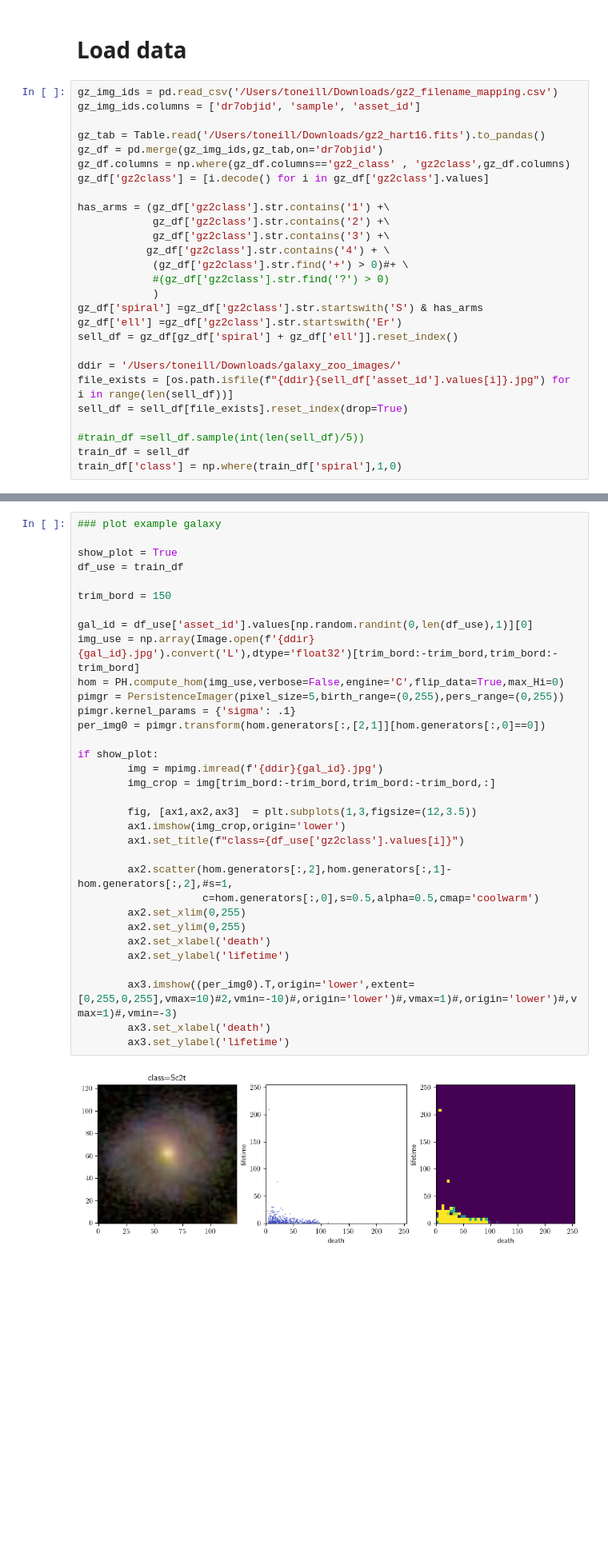
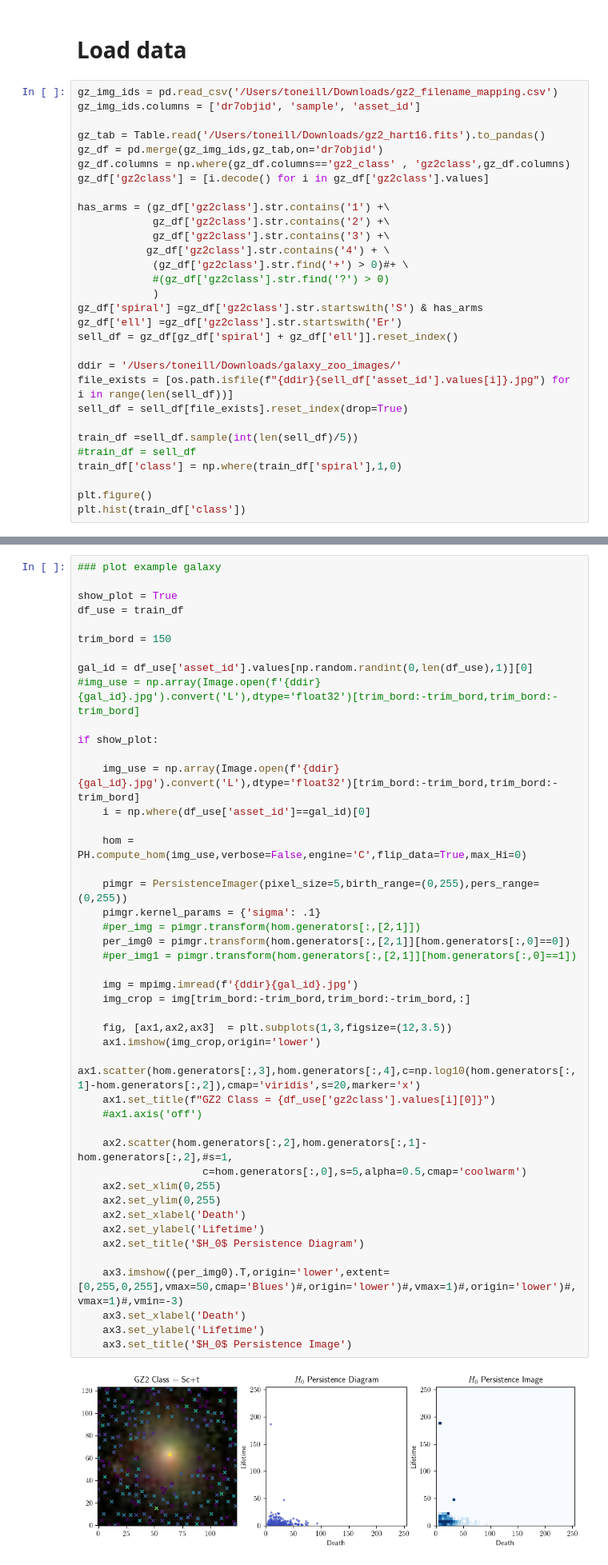
Before and after one commit to theo-oneill/perch, a Jupyter notebook: examples/classify_galaxies.ipynb, the cells around one changed output, grey strips where cells are left out. Shown at 80% size. Drawn from its saved outputs; the diff is of its cells as text; blank space fills up the shorter version.

```diff
--- a/examples/classify_galaxies.ipynb
+++ b/examples/classify_galaxies.ipynb
@@ -47,6 +47,9 @@ ddir = '/Users/toneill/Downloads/galaxy_zoo_images/'
 file_exists = [os.path.isfile(f"{ddir}{sell_df['asset_id'].values[i]}.jpg") for i in range(len(sell_df))]
 sell_df = sell_df[file_exists].reset_index(drop=True)
 
-#train_df =sell_df.sample(int(len(sell_df)/5))
-train_df = sell_df
+train_df =sell_df.sample(int(len(sell_df)/5))
+#train_df = sell_df
 train_df['class'] = np.where(train_df['spiral'],1,0)
+
+plt.figure()
+plt.hist(train_df['class'])
@@ -55,35 +117,47 @@ train_df['class'] = np.where(train_df['spiral'],1,0)
 # %%
 ### plot example galaxy
 
 show_plot = True
 df_use = train_df
 
 trim_bord = 150
 
 gal_id = df_use['asset_id'].values[np.random.randint(0,len(df_use),1)][0]
-img_use = np.array(Image.open(f'{ddir}{gal_id}.jpg').convert('L'),dtype='float32')[trim_bord:-trim_bord,trim_bord:-trim_bord]
-hom = PH.compute_hom(img_use,verbose=False,engine='C',flip_data=True,max_Hi=0)
-pimgr = PersistenceImager(pixel_size=5,birth_range=(0,255),pers_range=(0,255))
-pimgr.kernel_params = {'sigma': .1}
-per_img0 = pimgr.transform(hom.generators[:,[2,1]][hom.generators[:,0]==0])
+#img_use = np.array(Image.open(f'{ddir}{gal_id}.jpg').convert('L'),dtype='float32')[trim_bord:-trim_bord,trim_bord:-trim_bord]
 
 if show_plot:
-        img = mpimg.imread(f'{ddir}{gal_id}.jpg')
-        img_crop = img[trim_bord:-trim_bord,trim_bord:-trim_bord,:]
 
-        fig, [ax1,ax2,ax3]  = plt.subplots(1,3,figsize=(12,3.5))
-        ax1.imshow(img_crop,origin='lower')
-        ax1.set_title(f"class={df_use['gz2class'].values[i]}")
+    img_use = np.array(Image.open(f'{ddir}{gal_id}.jpg').convert('L'),dtype='float32')[trim_bord:-trim_bord,trim_bord:-trim_bord]
+    i = np.where(df_use['asset_id']==gal_id)[0]
 
-        ax2.scatter(hom.generators[:,2],hom.generators[:,1]-hom.generators[:,2],#s=1,
-                    c=hom.generators[:,0],s=0.5,alpha=0.5,cmap='coolwarm')
-        ax2.set_xlim(0,255)
-        ax2.set_ylim(0,255)
-        ax2.set_xlabel('death')
-        ax2.set_ylabel('lifetime')
+    hom = PH.compute_hom(img_use,verbose=False,engine='C',flip_data=True,max_Hi=0)
 
-        ax3.imshow((per_img0).T,origin='lower',extent=[0,255,0,255],vmax=10)#2,vmin=-10)#,origin='lower')#,vmax=1)#,origin='lower')#,vmax=1)#,vmin=-3)
-        ax3.set_xlabel('death')
-        ax3.set_ylabel('lifetime')
+    pimgr = PersistenceImager(pixel_size=5,birth_range=(0,255),pers_range=(0,255))
+    pimgr.kernel_params = {'sigma': .1}
+    #per_img = pimgr.transform(hom.generators[:,[2,1]])
+    per_img0 = pimgr.transform(hom.generators[:,[2,1]][hom.generators[:,0]==0])
+    #per_img1 = pimgr.transform(hom.generators[:,[2,1]][hom.generators[:,0]==1])
+
+    img = mpimg.imread(f'{ddir}{gal_id}.jpg')
+    img_crop = img[trim_bord:-trim_bord,trim_bord:-trim_bord,:]
+
+    fig, [ax1,ax2,ax3]  = plt.subplots(1,3,figsize=(12,3.5))
+    ax1.imshow(img_crop,origin='lower')
+    ax1.scatter(hom.generators[:,3],hom.generators[:,4],c=np.log10(hom.generators[:,1]-hom.generators[:,2]),cmap='viridis',s=20,marker='x')
+    ax1.set_title(f"GZ2 Class = {df_use['gz2class'].values[i][0]}")
+    #ax1.axis('off')
+
+    ax2.scatter(hom.generators[:,2],hom.generators[:,1]-hom.generators[:,2],#s=1,
+                    c=hom.generators[:,0],s=5,alpha=0.5,cmap='coolwarm')
+    ax2.set_xlim(0,255)
+    ax2.set_ylim(0,255)
+    ax2.set_xlabel('Death')
+    ax2.set_ylabel('Lifetime')
+    ax2.set_title('$H_0$ Persistence Diagram')
+
+    ax3.imshow((per_img0).T,origin='lower',extent=[0,255,0,255],vmax=50,cmap='Blues')#,origin='lower')#,vmax=1)#,origin='lower')#,vmax=1)#,vmin=-3)
+    ax3.set_xlabel('Death')
+    ax3.set_ylabel('Lifetime')
+    ax3.set_title('$H_0$ Persistence Image')
 # %% [output]
-[figure, old version]
+[figure, new version]
```
Also changed, not shown: parts of 30 cells of this notebook.
